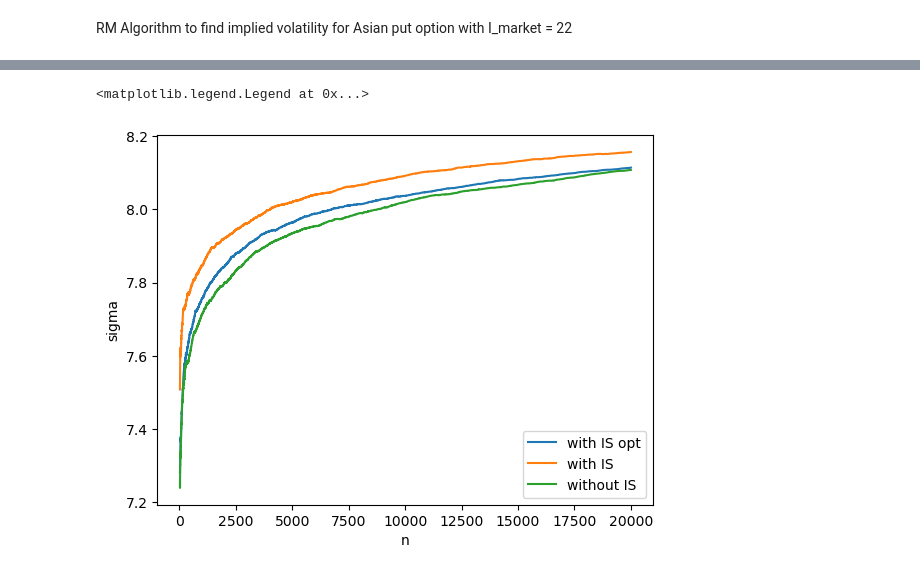
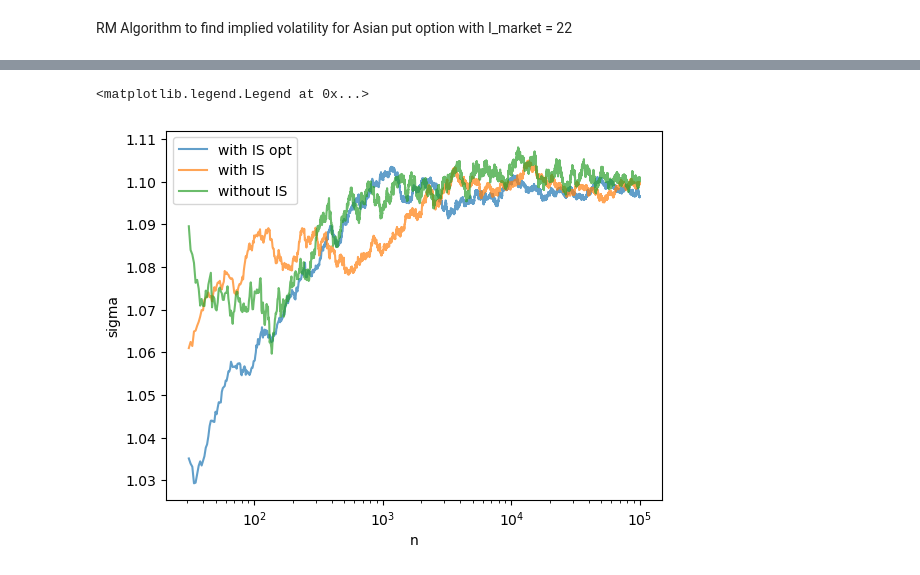
Before and after one commit to Drykx/Monte-Carlo-Project, a Jupyter notebook: EuropeanOptions.ipynb, the cells around one changed output, grey strips where cells are left out. Cells and saved outputs as stored; diff of their text form; code cells hidden in the pictures.

```diff
--- a/EuropeanOptions.ipynb
+++ b/EuropeanOptions.ipynb
@@ -333,10 +309,11 @@ plt.legend()
 # %%
 # Question 7
 from scipy.optimize import minimize_scalar
+from scipy.interpolate import interp1d
 
 K, S0, T, r = 80, 100, 0.2, 0.05
 m = 30
-N = 100
+N = 100000
 def find_optimal_r_tilde(sigmas, S0, K, r, T, m, N):
     def g(eta, sigma, simulations):
         likelihood_ratios = w(simulations[:, -1], S0, sigma, r, eta, T)
@@ -348,15 +325,20 @@ def find_optimal_r_tilde(sigmas, S0, K, r, T, m, N):
 
     if type(sigmas) == float:
         simulations = Simulate_Stock_Price(S0, sigma, r, T, m, N)
-        return minimize_scalar(g, args=(sigmas,simulations), bounds = (0, 1)).x
+        return minimize_scalar(g, args=(sigmas,simulations)).x
     else:
-        result = {}
-        for sigma in sigmas:
+        result = np.empty((len(sigmas),))
+        for i, sigma in enumerate(sigmas):
             simulations = Simulate_Stock_Price(S0, sigma, r, T, m, N)
-            result[sigma] = minimize_scalar(g, args=(sigma,simulations), bounds = (0, 1)).x
+            result[i] = minimize_scalar(g, args=(sigma,simulations)).x
 
         return result
-sigmas = np.linspace(0.3, 5, num=1000)
+sigmas = np.linspace(0.1, 5, num=100)
 result = find_optimal_r_tilde(sigmas, S0, K, r, T, m, N)
-print(result)
+plt.scatter(sigmas, result, s=3)
+plt.xlabel('sigma')
+plt.ylabel('Optimal r_tilde')
+
+# Spline interpolation
+spline_interp = interp1d(sigmas, result, kind='cubic')
 # %% [output]
@@ -364,5 +346,6 @@ print(result)
 # %%
-def RM_Asian_with_IS_opt(n, N, rho, K, S0, T, r, I_market, m, sigma_0=1):
+def RM_Asian_with_IS_opt(n, N, rho, K, S0, T, r, I_market, m):
+    sigma_0 = 1
     alpha_0 = 2/(K+S0)
 
     sigma_estim = np.empty((n,))
@@ -373,7 +356,7 @@ def RM_Asian_with_IS_opt(n, N, rho, K, S0, T, r, I_market, m, sigma_0=1):
         sigma_cur = sigma_estim[i - 1]
 
         # Calculate Jhat with IS
-        r_tilde = result[min(result, key=lambda x : abs(x - sigma_cur))]
+        r_tilde = spline_interp(sigma_cur)
         simulations = Simulate_Stock_Price(S0, sigma_cur, r_tilde, T, m, N)
         likelihood_ratios = w(simulations[:, -1], S0, sigma_cur, r, r_tilde, T)
         avg_stock_prices = np.mean(simulations, axis=1)
@@ -384,23 +367,24 @@ def RM_Asian_with_IS_opt(n, N, rho, K, S0, T, r, I_market, m, sigma_0=1):
 
     return sigma_estim
 # %%
-n, N, rho = 20000, 10, 0.8
-K, S0, T, r, I_market = 80, 100, 0.2, 0.05, 50
-r_tilde = 10**-6
+n, N, rho = 100000, 10, 0.6
+K, S0, T, r, I_market = 80, 100, 0.2, 0.05, 3
+r_tilde = -2
 m = 30
 
-sigmas_IS = RM_Asian_with_IS_opt(n, N, rho, K, S0, T, r, I_market, m, sigma_0=7)
-plt.plot(range(21,n+1), sigmas_IS[20:], label="with IS opt")
+sigmas_IS_opt = RM_Asian_with_IS_opt(n, N, rho, K, S0, T, r, I_market, m)
+plt.plot(range(31,n+1), sigmas_IS_opt[30:], label="with IS opt", alpha=0.7)
 
-sigmas_IS = RM_Asian_with_IS(n, N, rho, K, S0, T, r, r_tilde, I_market, m, sigma_0=7)
-plt.plot(range(21,n+1), sigmas_IS[20:], label="with IS")
+sigmas_IS = RM_Asian_with_IS(n, N, rho, K, S0, T, r, r_tilde, I_market, m)
+plt.plot(range(31,n+1), sigmas_IS[30:], label="with IS", alpha=0.7)
 
-sigmas = RM_Asian(n, N, rho, K, S0, T, r, I_market, m, sigma_0=7)
-plt.plot(range(21,n+1), sigmas[20:], label="without IS")
+sigmas = RM_Asian(n, N, rho, K, S0, T, r, I_market, m)
+plt.plot(range(31,n+1), sigmas[30:], label="without IS", alpha=0.7)
 
+plt.xscale('log')
 plt.xlabel('n')
 plt.ylabel('sigma')
 plt.legend()
 # %% [output]
 <matplotlib.legend.Legend at 0x...>
-[figure, old version]
+[figure, new version]
```
Also changed, not shown: parts of 12 cells of this notebook.
